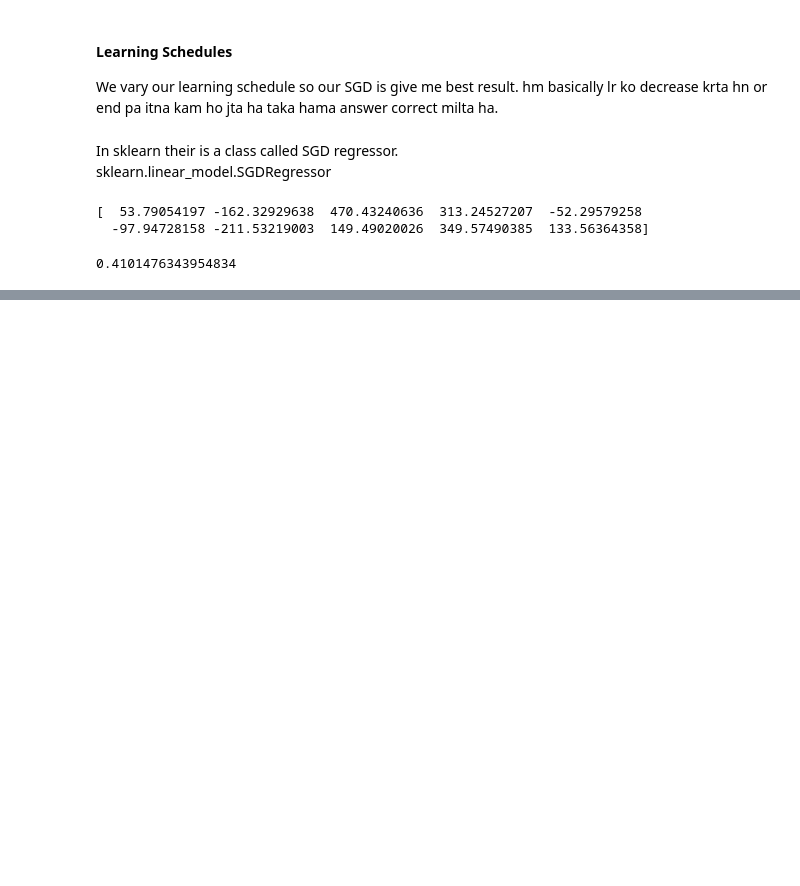
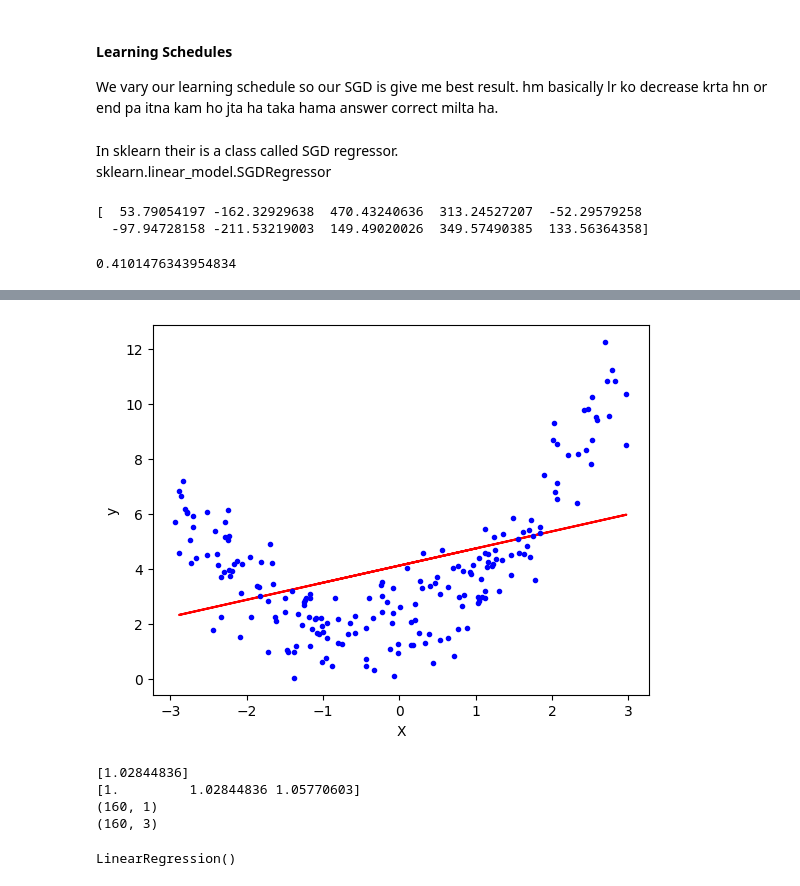
Before and after one commit to Hamzajani153/DSMP, a Jupyter notebook: DSMP/Machine_learning/ML.ipynb, the cells around one changed output, grey strips where cells are left out. Saved outputs shown, nothing was run; the diff lists cells and outputs as text; code cells hidden in the pictures; blank space fills up the shorter version.

```diff
--- a/DSMP/Machine_learning/ML.ipynb
+++ b/DSMP/Machine_learning/ML.ipynb
@@ -445,0 +471,4 @@ r2_score(y_test, y_pred)
+# %%
+X_train, X_test, y_train, y_test = train_test_split(X, y, test_size=0.2, random_state=2)
+# %%
+lr = LinearRegression()
@@ -445,0 +483,8 @@ r2_score(y_test, y_pred)
+# %%
+plt.plot(X_train, lr.predict(X_train), color='red')
+plt.plot(X, y, 'b.')
+plt.xlabel('X')
+plt.ylabel('y')
+plt.show()
+# %% [output]
+[figure, added]
@@ -445,0 +499,15 @@ r2_score(y_test, y_pred)
+# %%
+print(X_train[0])
+print(X_train_trans[0])
+print(X_train.shape)
+print(X_train_trans.shape)
+# %% [output]
+[1.02844836]
+[1.         1.02844836 1.05770603]
+(160, 1)
+(160, 3)
+# %%
+lr = LinearRegression()
+lr.fit(X_train_trans , y_train)
+# %% [output]
+LinearRegression()
```
Also changed, not shown: parts of 12 cells of this notebook.
